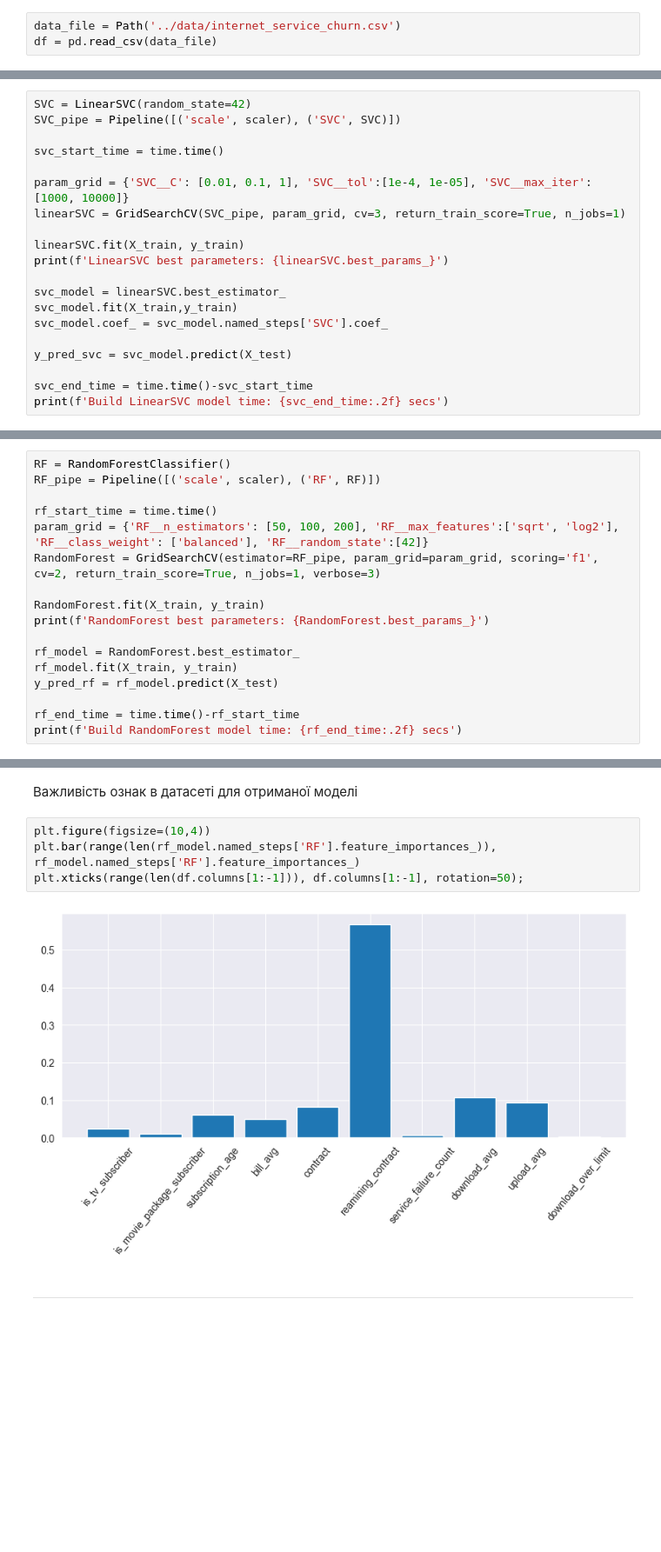
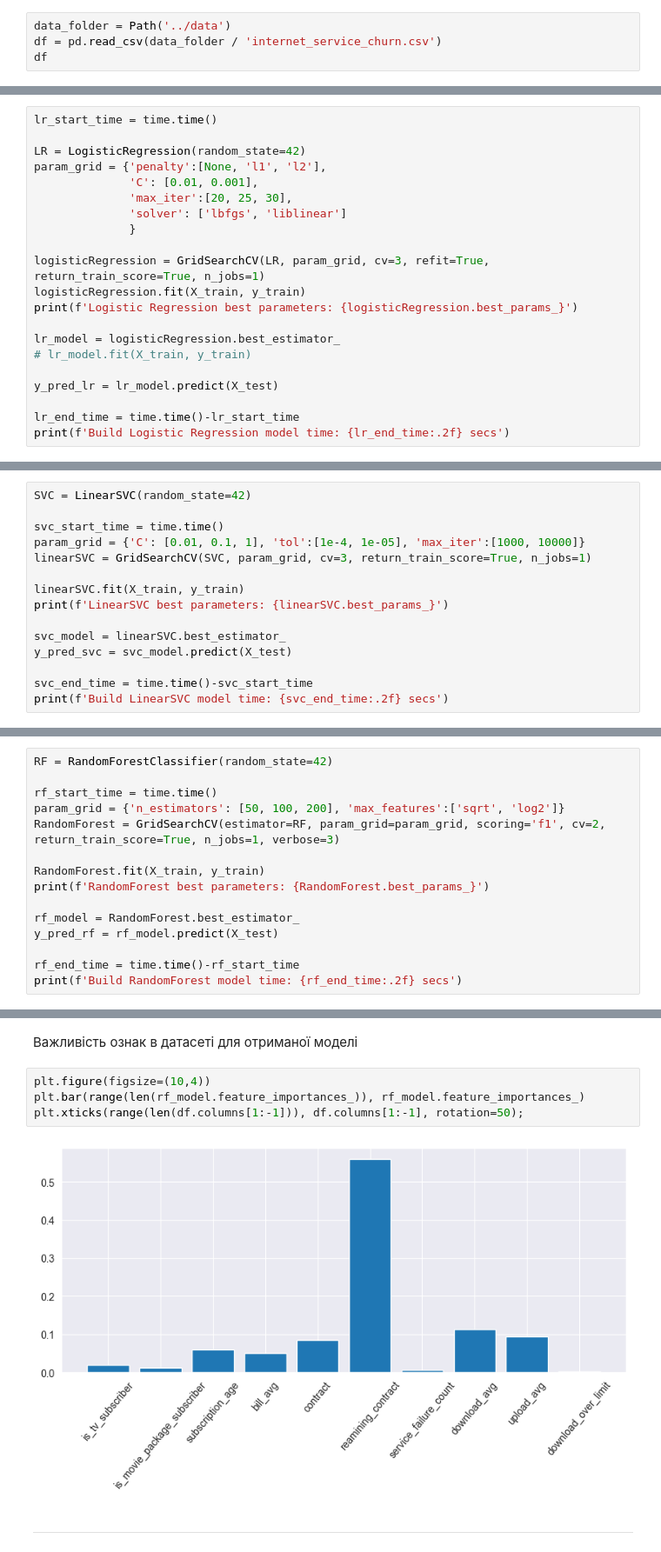
Before and after one commit to serzhu/DS_final_project, a Jupyter notebook: notebooks/internet_service_churn_Serhii.ipynb, the cells around one changed output, grey strips where cells are left out. Shown: that part at 87% size. Drawn from its saved outputs; the diff is of its cells as text; blank space fills up the shorter version.

```diff
--- a/notebooks/internet_service_churn_Serhii.ipynb
+++ b/notebooks/internet_service_churn_Serhii.ipynb
@@ -28,5 +27,6 @@ logging.basicConfig(level=logging.DEBUG)
 logger = logging.getLogger(__name__)
 sns.set_style('darkgrid')
 # %%
-data_file = Path('../data/internet_service_churn.csv')
-df = pd.read_csv(data_file)
+data_folder = Path('../data')
+df = pd.read_csv(data_folder / 'internet_service_churn.csv')
+df
@@ -197,0 +212,21 @@ scaler = StandardScaler()
+# %%
+lr_start_time = time.time()
+
+LR = LogisticRegression(random_state=42)
+param_grid = {'penalty':[None, 'l1', 'l2'],
+              'C': [0.01, 0.001],
+              'max_iter':[20, 25, 30],
+              'solver': ['lbfgs', 'liblinear']
+              }
+
+logisticRegression = GridSearchCV(LR, param_grid, cv=3, refit=True, return_train_score=True, n_jobs=1)
+logisticRegression.fit(X_train, y_train)
+print(f'Logistic Regression best parameters: {logisticRegression.best_params_}')
+
+lr_model = logisticRegression.best_estimator_
+# lr_model.fit(X_train, y_train)
+
+y_pred_lr = lr_model.predict(X_test)
+
+lr_end_time = time.time()-lr_start_time
+print(f'Build Logistic Regression model time: {lr_end_time:.2f} secs')
@@ -199,20 +271,15 @@ scaler = StandardScaler()
 ### LinearSVC
 # %%
 SVC = LinearSVC(random_state=42)
-SVC_pipe = Pipeline([('scale', scaler), ('SVC', SVC)])
 
 svc_start_time = time.time()
-
-param_grid = {'SVC__C': [0.01, 0.1, 1], 'SVC__tol':[1e-4, 1e-05], 'SVC__max_iter':[1000, 10000]}
-linearSVC = GridSearchCV(SVC_pipe, param_grid, cv=3, return_train_score=True, n_jobs=1)
+param_grid = {'C': [0.01, 0.1, 1], 'tol':[1e-4, 1e-05], 'max_iter':[1000, 10000]}
+linearSVC = GridSearchCV(SVC, param_grid, cv=3, return_train_score=True, n_jobs=1)
 
 linearSVC.fit(X_train, y_train)
 print(f'LinearSVC best parameters: {linearSVC.best_params_}')
 
 svc_model = linearSVC.best_estimator_
-svc_model.fit(X_train,y_train)
-svc_model.coef_ = svc_model.named_steps['SVC'].coef_
-
 y_pred_svc = svc_model.predict(X_test)
 
 svc_end_time = time.time()-svc_start_time
@@ -260,18 +331,16 @@ weighted avg       0.88      0.88      0.88     19835
 # %% [markdown]
 ### RandomForest
 # %%
-RF = RandomForestClassifier()
-RF_pipe = Pipeline([('scale', scaler), ('RF', RF)])
+RF = RandomForestClassifier(random_state=42)
 
 rf_start_time = time.time()
-param_grid = {'RF__n_estimators': [50, 100, 200], 'RF__max_features':['sqrt', 'log2'], 'RF__class_weight': ['balanced'], 'RF__random_state':[42]}
-RandomForest = GridSearchCV(estimator=RF_pipe, param_grid=param_grid, scoring='f1', cv=2, return_train_score=True, n_jobs=1, verbose=3)
+param_grid = {'n_estimators': [50, 100, 200], 'max_features':['sqrt', 'log2']}
+RandomForest = GridSearchCV(estimator=RF, param_grid=param_grid, scoring='f1', cv=2, return_train_score=True, n_jobs=1, verbose=3)
 
 RandomForest.fit(X_train, y_train)
 print(f'RandomForest best parameters: {RandomForest.best_params_}')
 
 rf_model = RandomForest.best_estimator_
-rf_model.fit(X_train, y_train)
 y_pred_rf = rf_model.predict(X_test)
 
 rf_end_time = time.time()-rf_start_time
@@ -335,10 +404,10 @@ joblib.dump(rf_model,'../models/RF_model_Serhii.pkl', compress=3)
 Важливість ознак в датасеті для отриманої моделі
 # %%
 plt.figure(figsize=(10,4))
-plt.bar(range(len(rf_model.named_steps['RF'].feature_importances_)), rf_model.named_steps['RF'].feature_importances_)
+plt.bar(range(len(rf_model.feature_importances_)), rf_model.feature_importances_)
 plt.xticks(range(len(df.columns[1:-1])), df.columns[1:-1], rotation=50);
 # %% [output]
-[figure, old version]
+[figure, new version]
 # %% [markdown]
 ----
 # %% [markdown]
```
Also changed, not shown: parts of 37 cells of this notebook, 15 other files.
